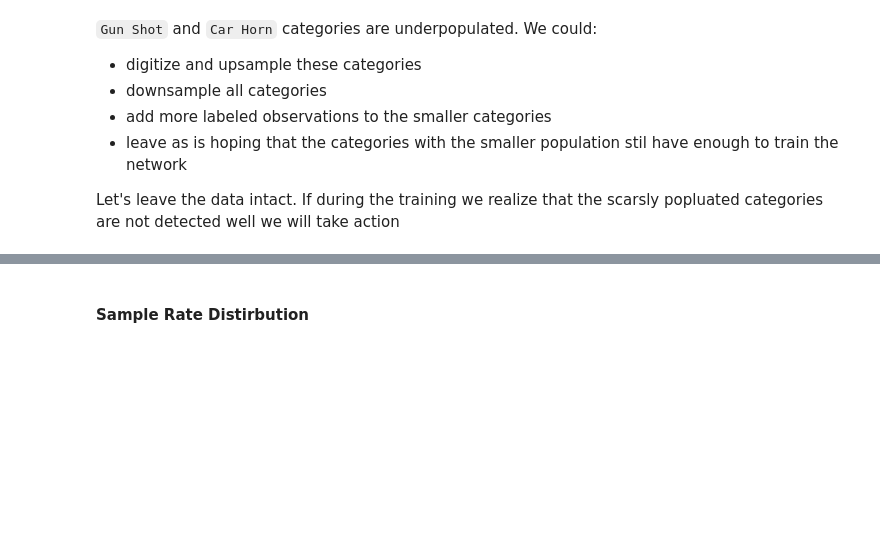
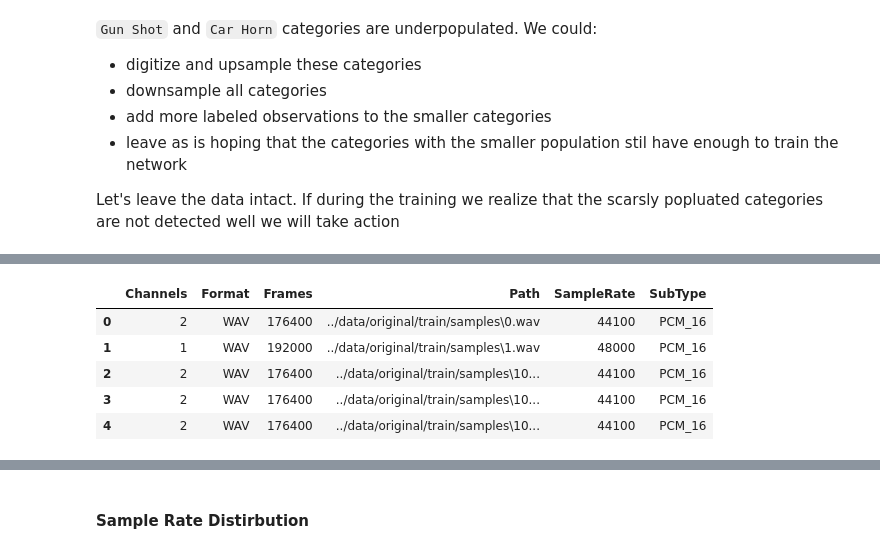
Before and after one commit to v2msLabs/ML1020-Course-Project, a Jupyter notebook: src/main.ipynb, the cells around one changed output, grey strips where cells are left out. Cells and saved outputs as stored; diff of their text form; code cells hidden in the pictures; blank space fills up the shorter version.

```diff
--- a/src/main.ipynb
+++ b/src/main.ipynb
@@ -114,0 +103,19 @@ sampleDf.shape
+# %%
+# take file nmes of all files
+paths = glob.glob("{0}/samples/*".format(TRAIN_DATA_PATH))
+# parse the sound file metad data. It takes a few second
+tmp = [sf.SoundFile(path) for path in paths]
+# attributes of interest
+attributes = ['name', 'channels','samplerate','frames','format','subtype']
+df = pd.DataFrame( [{fn: getattr(f, fn) for fn in attributes} for f in tmp])
+#df.columns=['Path','Channels','SampleRate','Frames','Format','SubType']
+df.rename(columns={'name':'Path', 'channels':'Channels','samplerate':'SampleRate','frames':'Frames','format':'Format',
+    'subtype':'SubType'}, inplace=True)
+df.head()
+# %% [output]
+|  | Channels | Format | Frames | Path | SampleRate | SubType |
+| 0 | 2 | WAV | 176400 | ../data/original/train/samples\0.wav | 44100 | PCM_16 |
+| 1 | 1 | WAV | 192000 | ../data/original/train/samples\1.wav | 48000 | PCM_16 |
+| 2 | 2 | WAV | 176400 | ../data/original/train/samples\10... | 44100 | PCM_16 |
+| 3 | 2 | WAV | 176400 | ../data/original/train/samples\10... | 44100 | PCM_16 |
+| 4 | 2 | WAV | 176400 | ../data/original/train/samples\10... | 44100 | PCM_16 |
```
Also changed, not shown: parts of 26 cells of this notebook.
